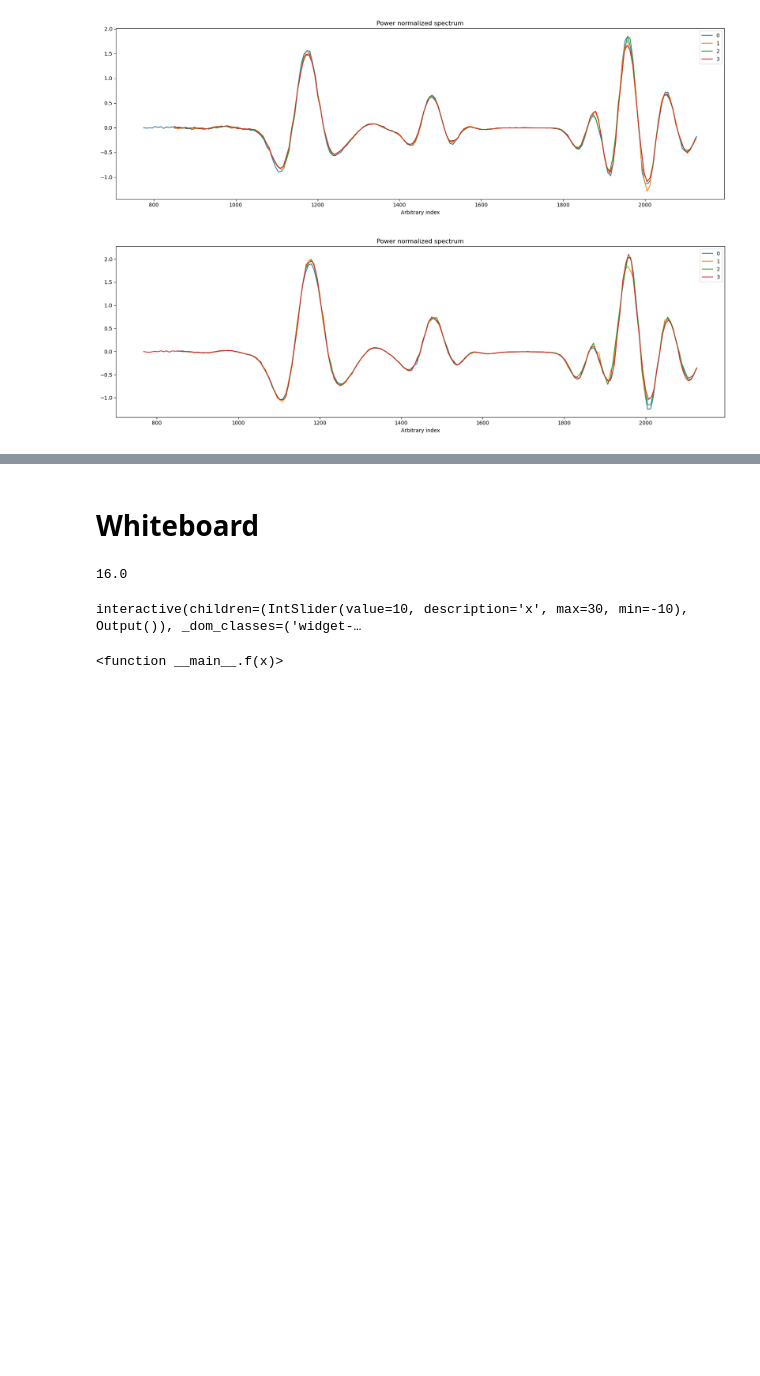
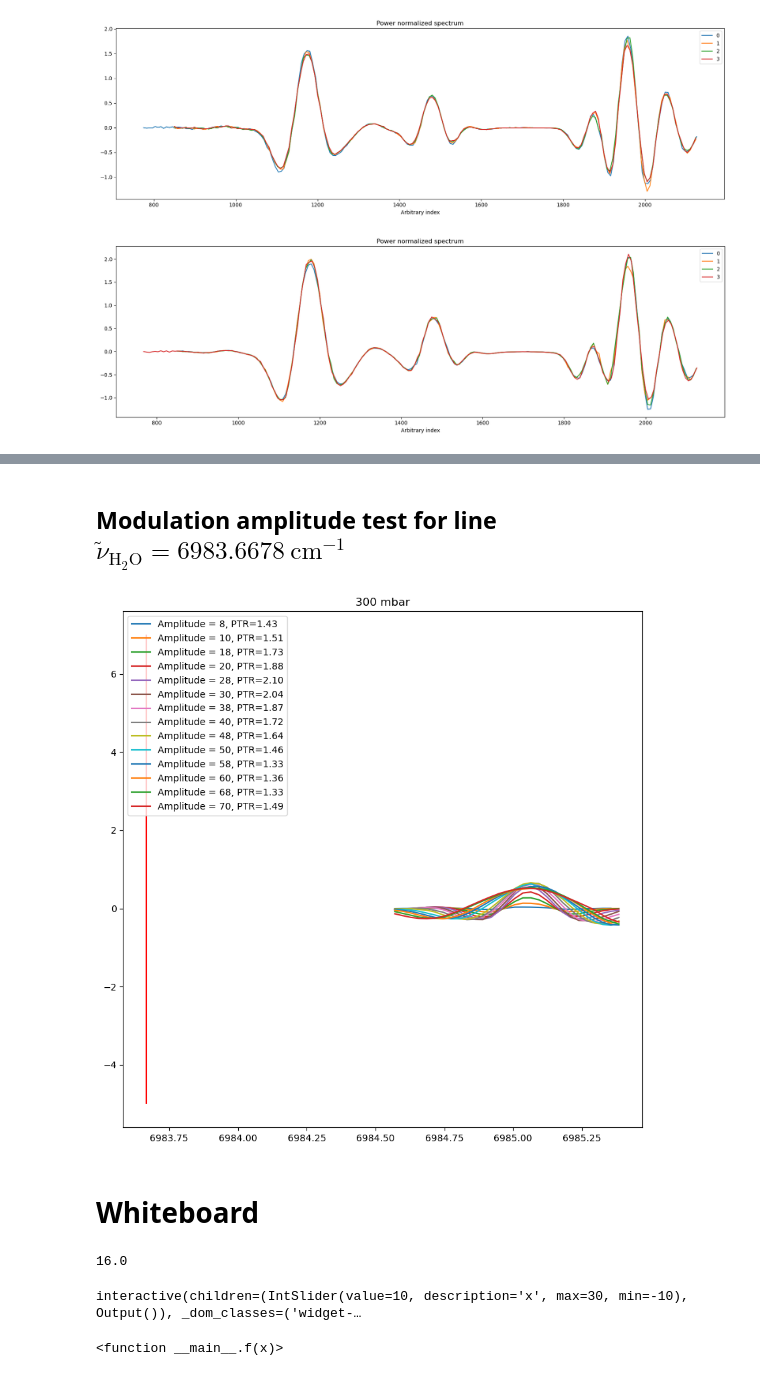
Before and after one commit to lampnis/aerosol-things, a Jupyter notebook: codes/nb.ipynb, the cells around one changed output, grey strips where cells are left out. Saved outputs shown, nothing was run; the diff lists cells and outputs as text; code cells hidden in the pictures; blank space fills up the shorter version.

```diff
--- a/codes/nb.ipynb
+++ b/codes/nb.ipynb
@@ -74,7 +74,7 @@ def sum_hex(n1: str, n2: str) -> str:
     h2 = int(n2, 16)
     return hex(h1+h2)
 
-def get_wavenumber(unit1: float, units1: list[float], units2: list[float]) -> float:
+def get_wavenumber(unit1: float, units1: List[float], units2: List[float]) -> List[float]:
     """
     Converts `unit1` to `unit2` based on the
     `sklearn.linear_model.LinearRegression()`
@@ -86,7 +86,7 @@ def get_wavenumber(unit1: float, units1: list[float], units2: list[float]) -> fl
         units2 (list[float]): List of values in units from which we are converting
 
     Returns:
-        float: Value in units of interest
+        List[float]: Value in units of interest, slope, intercept
     """
     lr_wavenumbers = LinearRegression()
     offset_arr = np.array(units1).reshape(-1, 1)
@@ -94,10 +94,10 @@ def get_wavenumber(unit1: float, units1: list[float], units2: list[float]) -> fl
     lr_wavenumbers.fit(offset_arr, wavnumber_arr)
     a = float(lr_wavenumbers.coef_[0][0])
     b = float(lr_wavenumbers.intercept_[0]) # type: ignore
-    return a*unit1 + b
+    return [a*unit1 + b, a, b]
 
 
-def get_modamp_around_line_in_wav(modamps: List[str], line_in_offsets: float) -> List[float]:
+def get_modamp_around_line_in_wav(modamps: List[str], line_in_offsets: float, conversion_params: Tuple[float, float]) -> List[float]:
     """
     Effectively converts modulation amplitude
     from LabView hexes to [somewhat] actual wavenumbers cm-1
@@ -115,13 +115,13 @@ def get_modamp_around_line_in_wav(modamps: List[str], line_in_offsets: float) ->
         offset = int(f"0x{amp}", 16)
         left_bound = line_in_offsets - offset/2
         right_bound = line_in_offsets + offset/2
-        left_bound = get_wavenumber(left_bound, offsets_list_h2o_19_deg, wavenumbers_list_h2o) # type: ignore
-        right_bound = get_wavenumber(right_bound, offsets_list_h2o_19_deg, wavenumbers_list_h2o) # type: ignore
+        left_bound = conversion_params[1]*left_bound + conversion_params[2] # type: ignore
+        right_bound = conversion_params[1]*right_bound + conversion_params[2] # type: ignore
         mod_amp = left_bound - right_bound
         amp_wav_list.append(mod_amp)
     return amp_wav_list
 
-def amp_test_plot(pressure_string: str | int, path: str, amp_test_dict: Dict, used_amps: List[str]|List[int], vlinepos: float) -> None:
+def amp_test_plot(pressure_string: str | int, path: str, amp_test_dict: Dict, used_amps: List[str]|List[int], vlinepos: float, ow_params: List[List[float]]) -> None:
     """
     Do some parameter tests on specific line,
     For example, plot a line with different laser
@@ -131,7 +131,8 @@ def amp_test_plot(pressure_string: str | int, path: str, amp_test_dict: Dict, us
         pressure_string (str | int): used to retrieve data according to pressure in filename
         path (str): used for underlying `CEPAS_measurement()` call
         ampt_test_dict (Dict): Just an empty dict, in which all used measurements are supposed to be stored (created globally before call)
-        vlinepos (float): Optional argument which can be useful with `ipywidgets.interact`-ish calls
+        ow_params (Tuple[List[float], List[float]]):
+        vlinepos (float): argument which can be useful with `ipywidgets.interact`-ish calls to find some positions
 
     Returns:
         None: Just plots multiple plots on top of each other, with legend of different parameters used
@@ -140,7 +141,7 @@ def amp_test_plot(pressure_string: str | int, path: str, amp_test_dict: Dict, us
     for i in used_amps:
         # auto_freq_test[f'cm{i}_fl'] = CEPAS_measurement(path=path2, path_signature=f"gasx_600_51_{i}__msr__", cols=col_names)
         amp_test_dict[f'cm{i}_fl'] = CEPAS_measurement(path=path, path_signature=f"gasx_{pressure_string}_{i}_20__msr__", cols=col_names) # type: ignore
-        amp_test_dict[f'cm{i}_fl'].spectra_list[0]['wav'] = get_wavenumber(amp_test_dict[f'cm{i}_fl'].spectra_list[0]['offset1'], offsets_list_h2o_19_deg, wavenumbers_list_h2o) # type: ignore
+        amp_test_dict[f'cm{i}_fl'].spectra_list[0]['wav'] = get_wavenumber(amp_test_dict[f'cm{i}_fl'].spectra_list[0]['offset1'], ow_params[0], ow_params[1]) # type: ignore
         # auto_test[f'cm{i}_fl'].water_plot()
         # plt.plot(auto_freq_test[f'cm{i}_fl'].spectra_list[0]['time'], auto_freq_test[f'cm{i}_fl'].spectra_list[0]['RH'], label=f"{i}")
         # plt.plot(auto_freq_test[f'cm{i}_fl'].spectra_list[1]['time'], auto_freq_test[f'cm{i}_fl'].spectra_list[1]['RH'], label=f"{i}")
@@ -739,3 +756,12 @@ Name: 68, dtype: float64
+# %% [markdown]
+## Modulation amplitude test for line $\tilde{\nu}_{\text{H}_2\text{O}}=6983.6678\ \text{cm}^{-1}$
+# %%
+path_6983_6678_300 = "./datas/amptests/h2o_6983_6678/"
+amp_test_6983_6678_300_dict = {}
+amp_list = [hex(8+i*8)[2:] for i in range(14)]
+amp_test_plot("300", path_6983_6678_300, amp_test_6983_6678_300_dict, amp_list, 6983.6678)
+# %% [output]
+[figure, added]
 # %% [markdown]
 # Whiteboard
 # %%
```
Also changed, not shown: parts of 11 cells of this notebook, 42 other files.
